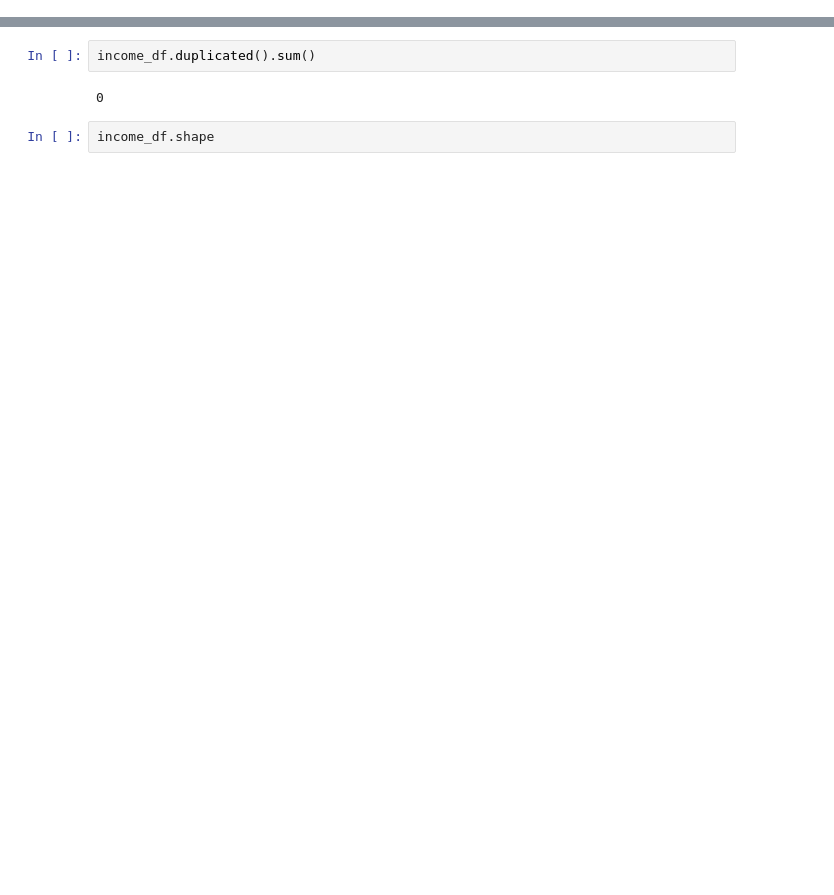
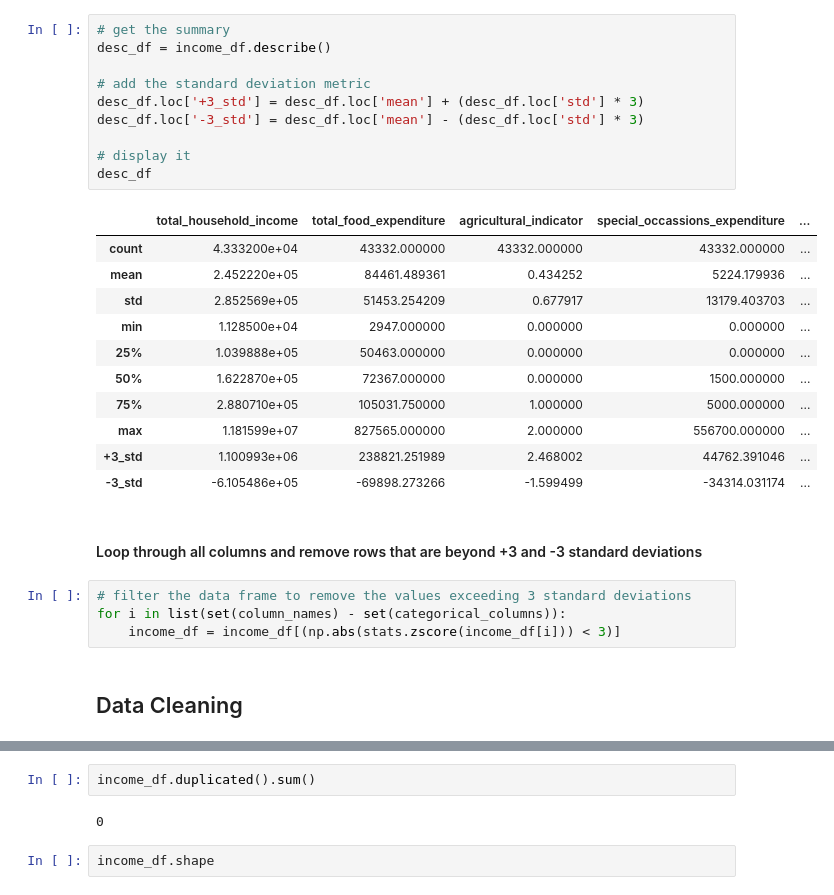
Before and after one commit to legaspicary/it465-group-project, a Jupyter notebook: group_project.ipynb, the cells around one changed output, grey strips where cells are left out. Cells and saved outputs as stored; diff of their text form; blank space fills up the shorter version.

```diff
--- a/group_project.ipynb
+++ b/group_project.ipynb
@@ -145,3 +195,33 @@ income_df
+# %%
+# get the summary
+desc_df = income_df.describe()
+
+# add the standard deviation metric
+desc_df.loc['+3_std'] = desc_df.loc['mean'] + (desc_df.loc['std'] * 3)
+desc_df.loc['-3_std'] = desc_df.loc['mean'] - (desc_df.loc['std'] * 3)
+
+# display it
+desc_df
+# %% [output]
+|  | total_household_income | total_food_expenditure | agricultural_indicator | special_occassions_expenditure | ... |
+| count | 4.333200e+04 | 43332.000000 | 43332.000000 | 43332.000000 | ... |
+| mean | 2.452220e+05 | 84461.489361 | 0.434252 | 5224.179936 | ... |
+| std | 2.852569e+05 | 51453.254209 | 0.677917 | 13179.403703 | ... |
+| min | 1.128500e+04 | 2947.000000 | 0.000000 | 0.000000 | ... |
+| 25% | 1.039888e+05 | 50463.000000 | 0.000000 | 0.000000 | ... |
+| 50% | 1.622870e+05 | 72367.000000 | 0.000000 | 1500.000000 | ... |
+| 75% | 2.880710e+05 | 105031.750000 | 1.000000 | 5000.000000 | ... |
+| max | 1.181599e+07 | 827565.000000 | 2.000000 | 556700.000000 | ... |
+| +3_std | 1.100993e+06 | 238821.251989 | 2.468002 | 44762.391046 | ... |
+| -3_std | -6.105486e+05 | -69898.273266 | -1.599499 | -34314.031174 | ... |
+# %% [markdown]
+#### Loop through all columns and remove rows that are beyond +3 and -3 standard deviations
+# %%
+# filter the data frame to remove the values exceeding 3 standard deviations
+for i in list(set(column_names) - set(categorical_columns)):
+    income_df = income_df[(np.abs(stats.zscore(income_df[i])) < 3)]
+# %% [markdown]
+## Data Cleaning
 # %%
 income_df.isnull().sum()
 # %% [output]
```
Also changed, not shown: parts of 85 cells of this notebook.
